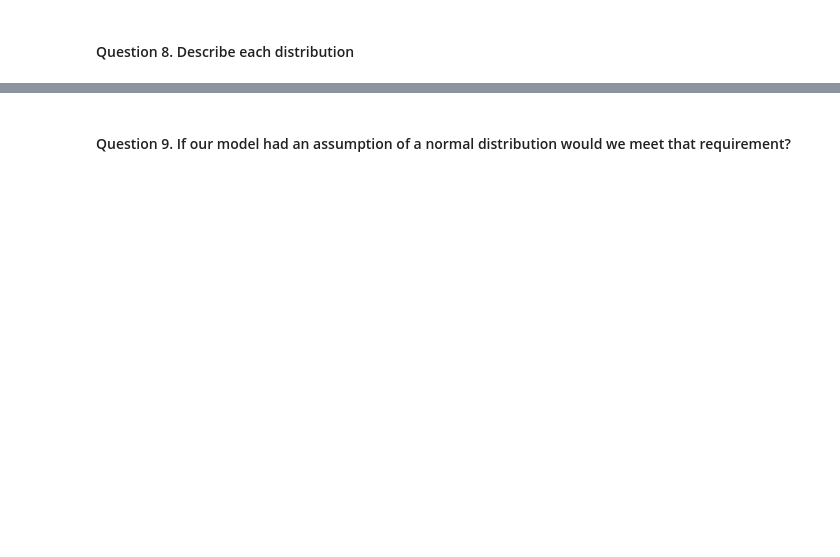
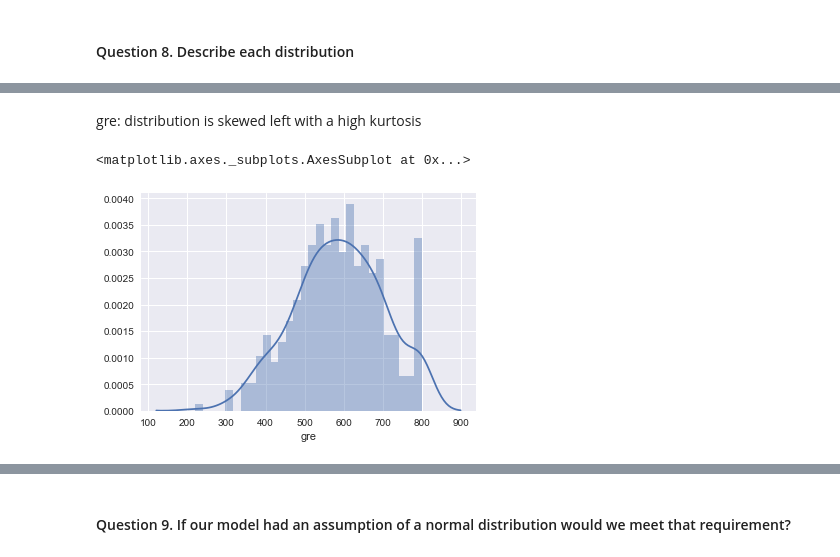
Before and after one commit to josezilla/delays, a Jupyter notebook: projects/unit-projects/project-2/starter-code/project2-starter-JOSE.ipynb, the cells around one changed output, grey strips where cells are left out. Saved outputs shown, nothing was run; the diff lists cells and outputs as text; code cells hidden in the pictures; blank space fills up the shorter version.

```diff
--- a/projects/unit-projects/project-2/starter-code/project2-starter-JOSE.ipynb
+++ b/projects/unit-projects/project-2/starter-code/project2-starter-JOSE.ipynb
@@ -133,0 +163,7 @@ Answer:
+# %% [markdown]
+gre: distribution is skewed left with a high kurtosis
+# %%
+sns.distplot( df_raw["gre"] , bins=30)
+# %% [output]
+<matplotlib.axes._subplots.AxesSubplot at 0x...>
+[figure, added]
```
Also changed, not shown: parts of 40 cells of this notebook, 1 other file.
